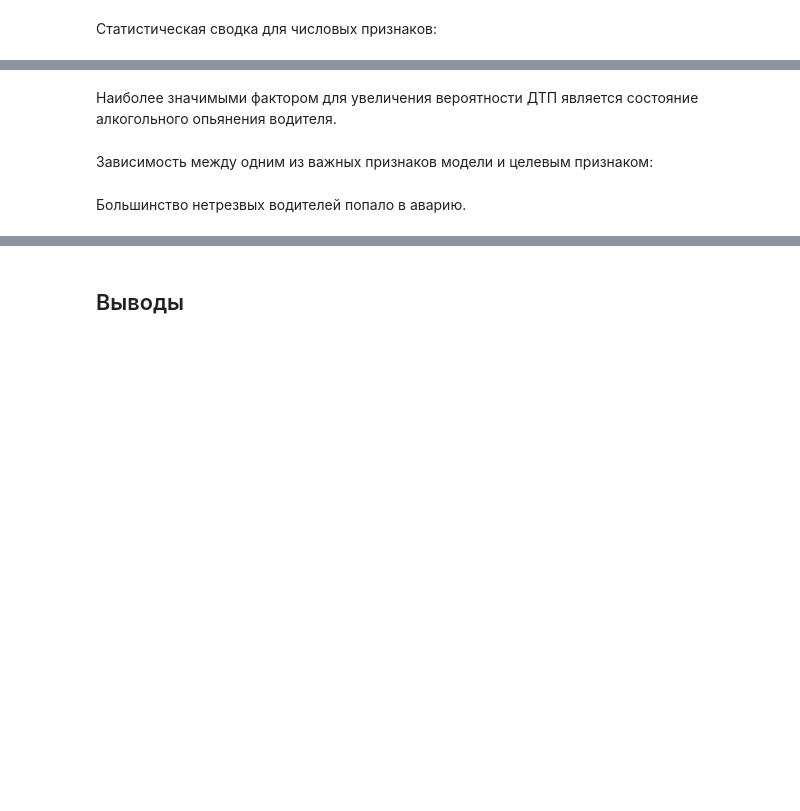
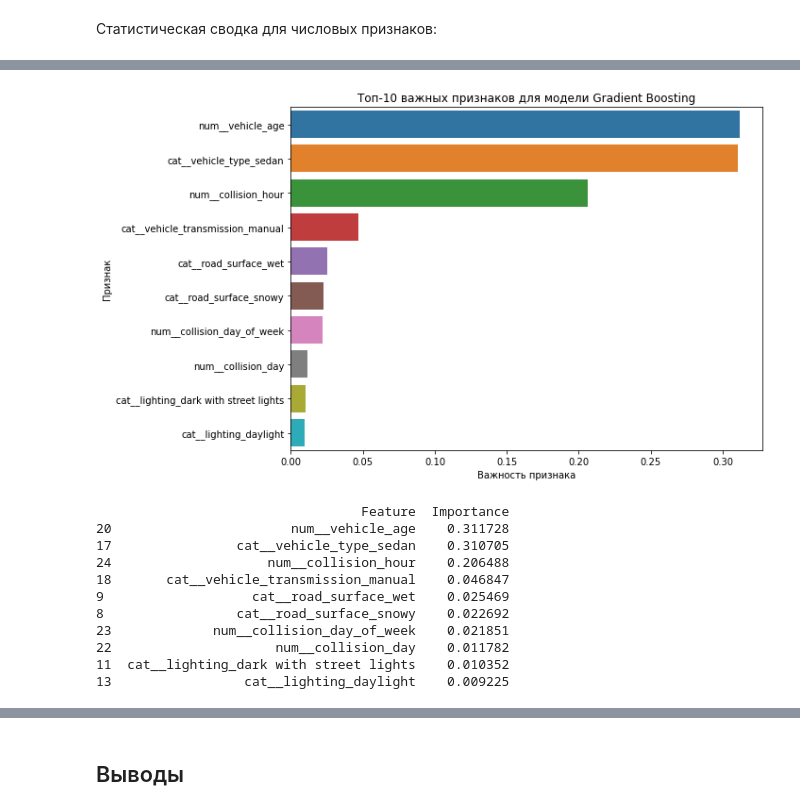
Before and after one commit to vilesova/traffic-accident-prediction-model, a Jupyter notebook: traffic-accident-prediction-model.ipynb, the cells around one changed output, grey strips where cells are left out. Cells and saved outputs as stored; diff of their text form; code cells hidden in the pictures; blank space fills up the shorter version.

```diff
--- a/traffic-accident-prediction-model.ipynb
+++ b/traffic-accident-prediction-model.ipynb
@@ -454,6 +394,6 @@ for column in ['party_sobriety', 'weather_1', 'road_surface', 'lighting', 'vehic
 Наблюдаемый на графиках сильный дисбаланс классов может привести к искажению результатов анализа и снижению точности моделей, обученных на этих данных.
 # %%
 # Определение X и y
-X = data_df[['party_sobriety', 'collision_month', 'collision_day', 'collision_day_of_week', 'collision_hour', 'weather_1', 'road_surface', 'lighting', 'vehicle_age',\
+X = data_df[['collision_month', 'collision_day', 'collision_day_of_week', 'collision_hour', 'weather_1', 'road_surface', 'lighting', 'vehicle_age',\
             'vehicle_type', 'vehicle_transmission']]
 y = data_df['at_fault']  # Целевая переменная
@@ -463,14 +401,21 @@ encoder = OneHotEncoder(handle_unknown='ignore', drop='first')
 # Разделение на обучающую и тестовую выборки
 X_train, X_test, y_train, y_test = train_test_split(X, y, test_size=0.3, random_state=42)
 # %%
-categorical_features = ['party_sobriety', 'weather_1', 'road_surface', 'lighting', 'vehicle_type', 'vehicle_transmission']
+categorical_features = ['weather_1', 'road_surface', 'lighting', 'vehicle_type', 'vehicle_transmission']
 numerical_features = ['vehicle_age', 'collision_month', 'collision_day', 'collision_day_of_week', 'collision_hour']
 # %%
 preprocessor = ColumnTransformer(
     transformers=[
-        ('cat', OneHotEncoder(handle_unknown='ignore'), categorical_features),  # Кодирование категориальных признаков
-        ('num', SimpleImputer(strategy='mean'), numerical_features)  # Импутация пропусков для числовых данных
-    ], remainder='passthrough'  # Остальные столбцы пропускаем без изменений
+        # Импутация пропусков для категориальных данных с заполнением наиболее частыми значениями
+        ('cat', Pipeline(steps=[
+            ('imputer', SimpleImputer(strategy='most_frequent')),
+            ('encoder', OneHotEncoder(handle_unknown='ignore', drop='first'))
+        ]), categorical_features),
+
+        # Импутация пропусков для числовых данных
+        ('num', SimpleImputer(strategy='mean'), numerical_features)
+    ],
+    remainder='passthrough'  # Остальные столбцы пропускаем без изменений
 )
 # %%
 X_train = preprocessor.fit_transform(X_train)
@@ -708,4 +579,0 @@ plt.show()
-# %% [markdown]
-Наиболее значимыми фактором для увеличения вероятности ДТП является состояние алкогольного опьянения водителя.
-# %% [markdown]
-Зависимость между одним из важных признаков модели и целевым признаком:
@@ -723,2 +580,40 @@ plt.show()
-# %% [markdown]
-Большинство нетрезвых водителей попало в аварию.
+# %%
+# Получение имен закодированных и числовых признаков после применения ColumnTransformer
+feature_names = preprocessor.get_feature_names_out()
+
+# Получение важности признаков из модели Gradient Boosting
+feature_importances = best_model_info['model'].named_steps['classifier'].feature_importances_
+
+# Создание DataFrame для важности признаков
+feature_importance_df = pd.DataFrame({
+    'Feature': feature_names,
+    'Importance': feature_importances
+})
+
+# Сортировка признаков по важности
+feature_importance_df = feature_importance_df.sort_values(by='Importance', ascending=False)
+
+# Визуализация топ-10 признаков
+plt.figure(figsize=(10, 6))
+sns.barplot(x='Importance', y='Feature', data=feature_importance_df.head(10))
+plt.title('Топ-10 важных признаков для модели Gradient Boosting')
+plt.xlabel('Важность признака')
+plt.ylabel('Признак')
+plt.tight_layout()
+plt.show()
+
+# Вывод топ-10 наиболее важных признаков
+print(feature_importance_df.head(10))
+# %% [output]
+[figure, added]
+                                  Feature  Importance
+20                       num__vehicle_age    0.311728
+17                cat__vehicle_type_sedan    0.310705
+24                    num__collision_hour    0.206488
+18       cat__vehicle_transmission_manual    0.046847
+9                   cat__road_surface_wet    0.025469
+8                 cat__road_surface_snowy    0.022692
+23             num__collision_day_of_week    0.021851
+22                     num__collision_day    0.011782
+11  cat__lighting_dark with street lights    0.010352
+13                 cat__lighting_daylight    0.009225
```
Also changed, not shown: parts of 45 cells of this notebook.
